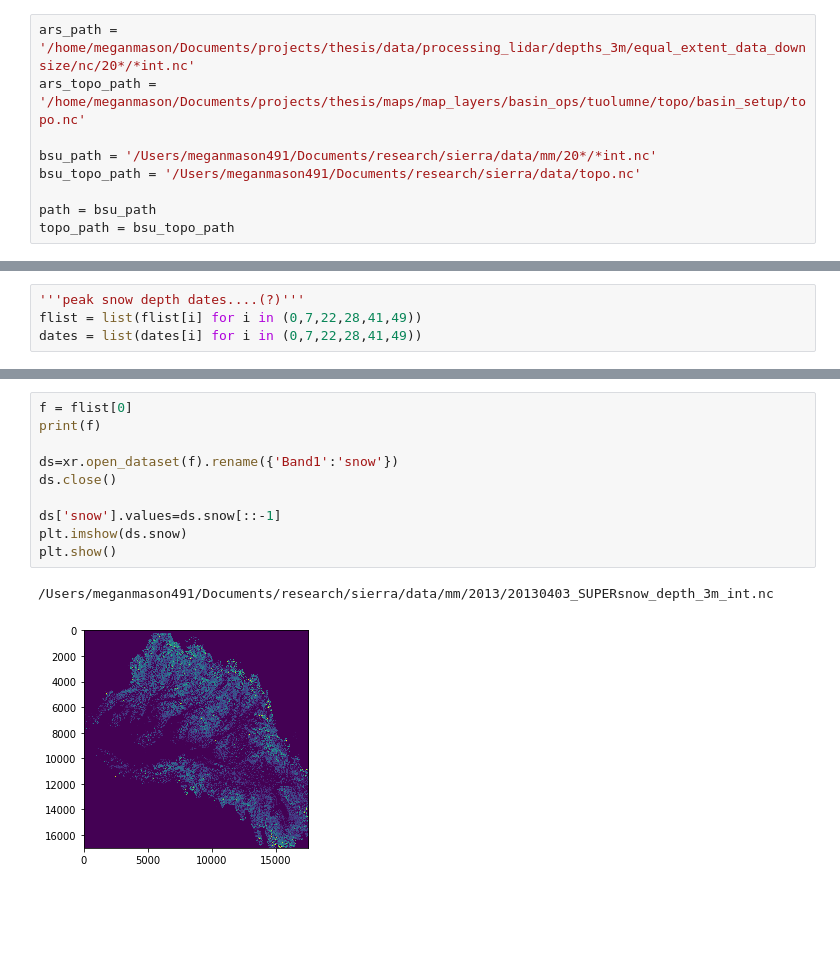
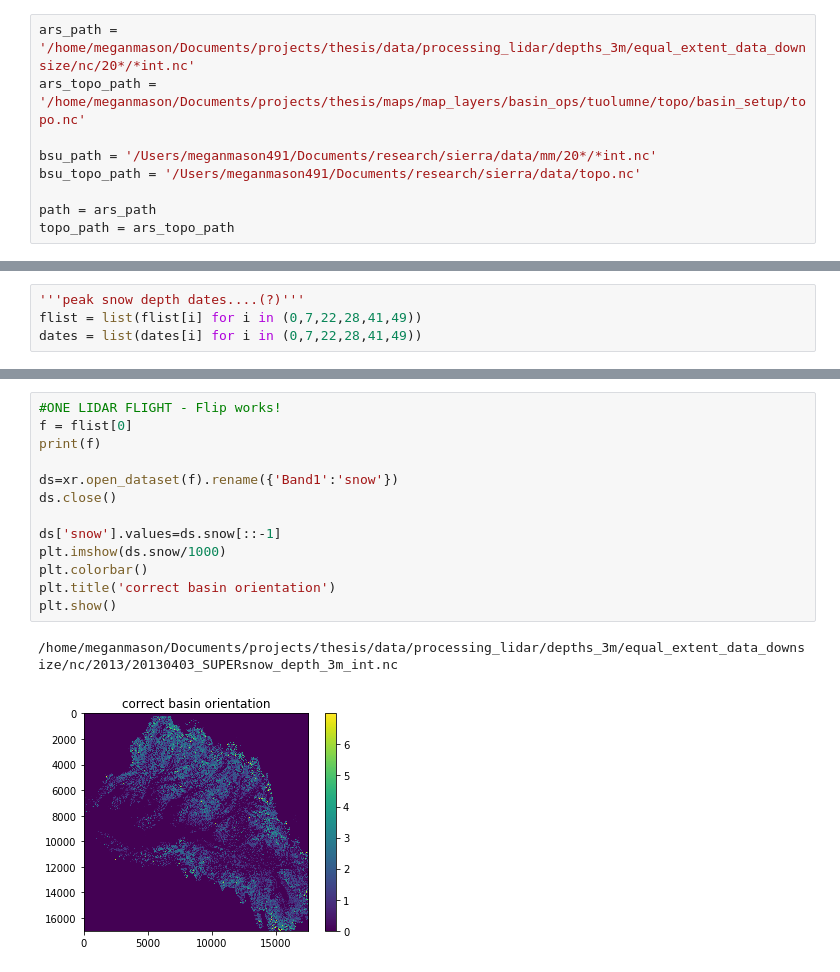
Before and after one commit to meganmason/jlabs, a Jupyter notebook: xarray/tests.ipynb, the cells around one changed output, grey strips where cells are left out. Saved outputs shown, nothing was run; the diff lists cells and outputs as text; blank space fills up the shorter version.

```diff
--- a/xarray/tests.ipynb
+++ b/xarray/tests.ipynb
@@ -15,8 +15,8 @@ ars_topo_path = '/home/meganmason/Documents/projects/thesis/maps/map_layers/basi
 bsu_path = '/Users/meganmason491/Documents/research/sierra/data/mm/20*/*int.nc'
 bsu_topo_path = '/Users/meganmason491/Documents/research/sierra/data/topo.nc'
 
-path = bsu_path
-topo_path = bsu_topo_path
+path = ars_path
+topo_path = ars_topo_path
 # %%
 #filepath list, lidar
 flist = sorted(glob.glob(path))
@@ -62,14 +70,17 @@ plt.show()
 # %%
+#ONE LIDAR FLIGHT - Flip works!
 f = flist[0]
 print(f)
 
 ds=xr.open_dataset(f).rename({'Band1':'snow'})
 ds.close()
 
 ds['snow'].values=ds.snow[::-1]
-plt.imshow(ds.snow)
+plt.imshow(ds.snow/1000)
+plt.colorbar()
+plt.title('correct basin orientation')
 plt.show()
 # %% [output]
-/Users/meganmason491/Documents/research/sierra/data/mm/2013/20130403_SUPERsnow_depth_3m_int.nc
+/home/meganmason/Documents/projects/thesis/data/processing_lidar/depths_3m/equal_extent_data_downsize/nc/2013/20130403_SUPERsnow_depth_3m_int.nc
-[figure, old version]
+[figure, new version]
 # %%
```
Also changed, not shown: parts of 15 cells of this notebook, 3 other files.
